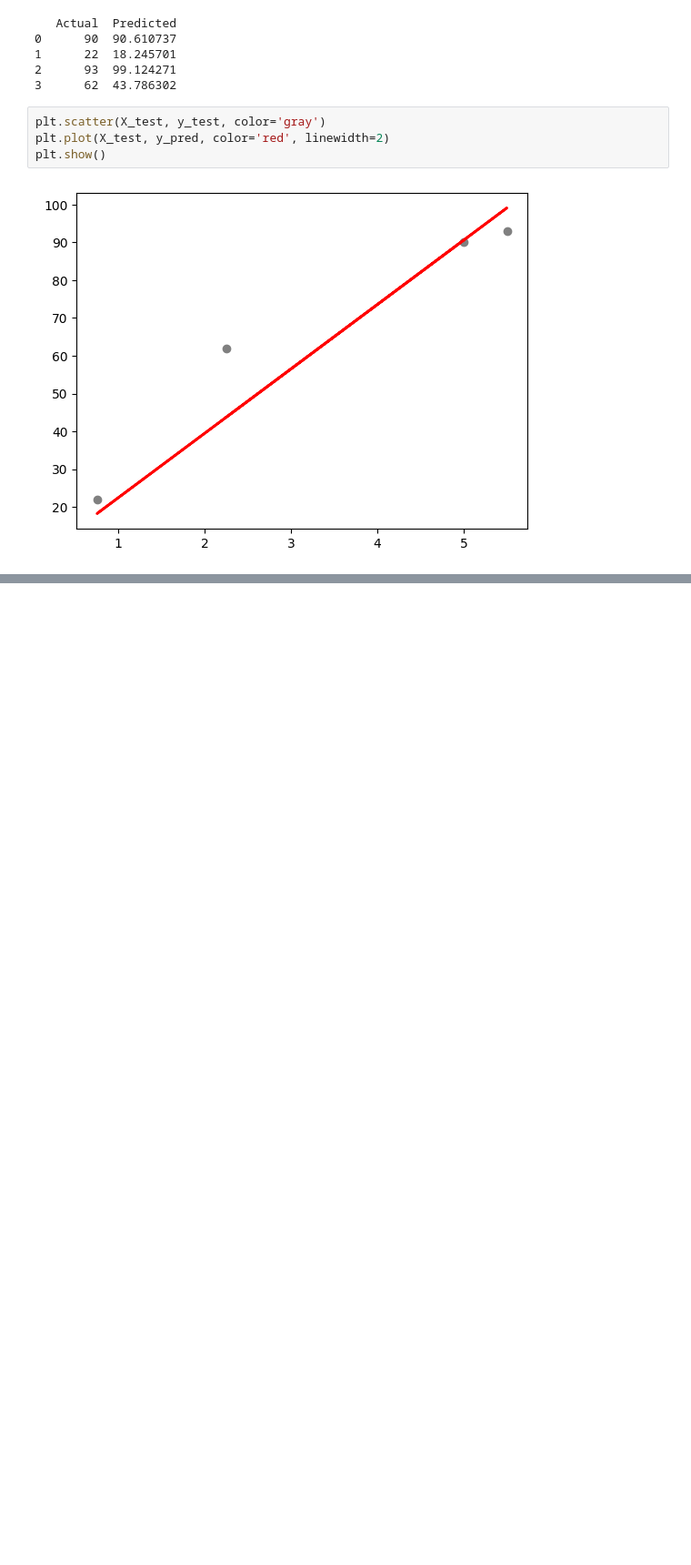
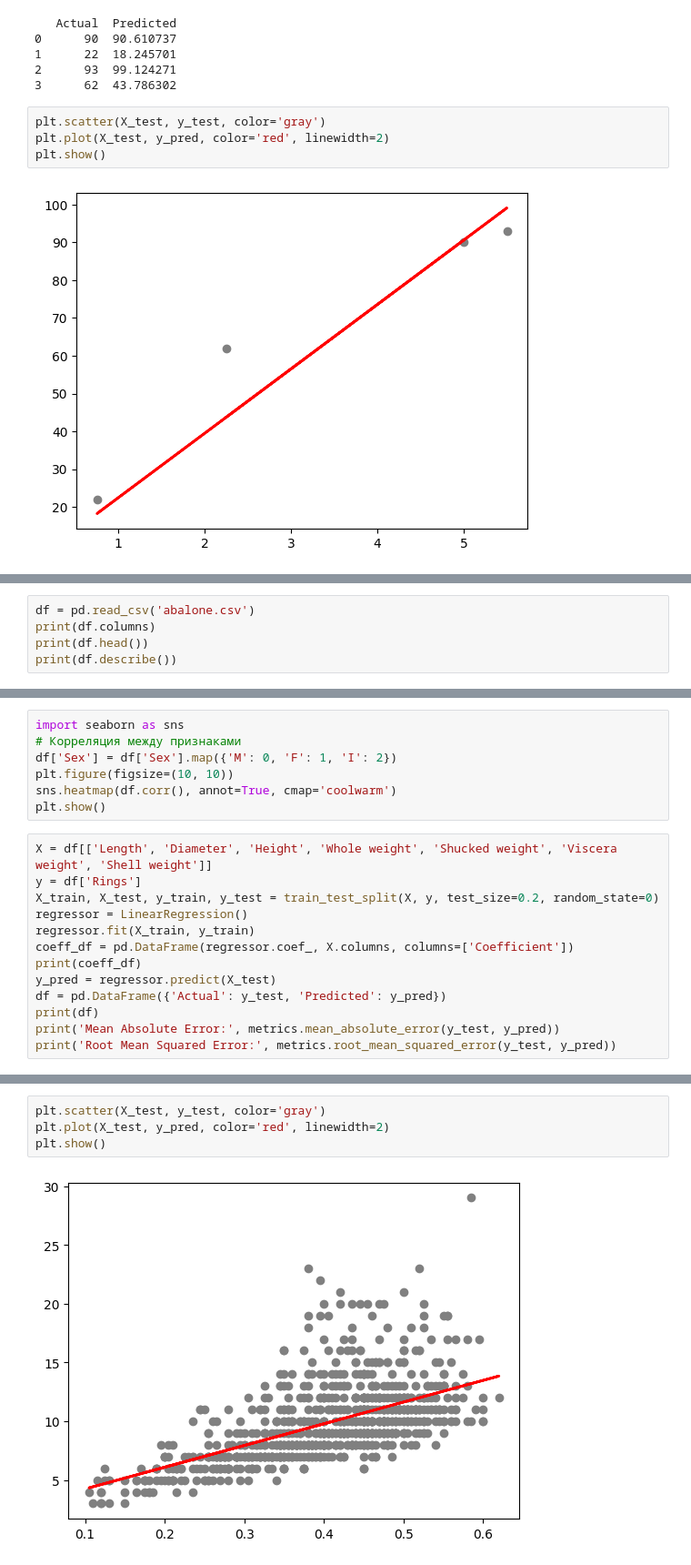
Before and after one commit to zina1t/-, a Jupyter notebook: Искусственный интеллект/Рабочая_тетрадь_4/Griaztsov_V_Workbook4.ipynb, the cells around one changed output, grey strips where cells are left out. Shown at 91% size. Saved outputs shown, nothing was run; the diff lists cells and outputs as text; blank space fills up the shorter version.

```diff
--- a/Искусственный интеллект/Рабочая_тетрадь_4/Griaztsov_V_Workbook4.ipynb
+++ b/Искусственный интеллект/Рабочая_тетрадь_4/Griaztsov_V_Workbook4.ipynb
@@ -429,0 +573,5 @@ plt.show()
+# %%
+df = pd.read_csv('abalone.csv')
+print(df.columns)
+print(df.head())
+print(df.describe())
@@ -429,0 +603,20 @@ plt.show()
+# %%
+import seaborn as sns
+# Корреляция между признаками
+df['Sex'] = df['Sex'].map({'M': 0, 'F': 1, 'I': 2})
+plt.figure(figsize=(10, 10))
+sns.heatmap(df.corr(), annot=True, cmap='coolwarm')
+plt.show()
+# %%
+X = df[['Length', 'Diameter', 'Height', 'Whole weight', 'Shucked weight', 'Viscera weight', 'Shell weight']]
+y = df['Rings']
+X_train, X_test, y_train, y_test = train_test_split(X, y, test_size=0.2, random_state=0)
+regressor = LinearRegression()
+regressor.fit(X_train, y_train)
+coeff_df = pd.DataFrame(regressor.coef_, X.columns, columns=['Coefficient'])
+print(coeff_df)
+y_pred = regressor.predict(X_test)
+df = pd.DataFrame({'Actual': y_test, 'Predicted': y_pred})
+print(df)
+print('Mean Absolute Error:', metrics.mean_absolute_error(y_test, y_pred))
+print('Root Mean Squared Error:', metrics.root_mean_squared_error(y_test, y_pred))
@@ -429,0 +641,6 @@ plt.show()
+# %%
+plt.scatter(X_test, y_test, color='gray')
+plt.plot(X_test, y_pred, color='red', linewidth=2)
+plt.show()
+# %% [output]
+[figure, added]
```
Also changed, not shown: parts of 30 cells of this notebook, 1 other file.
